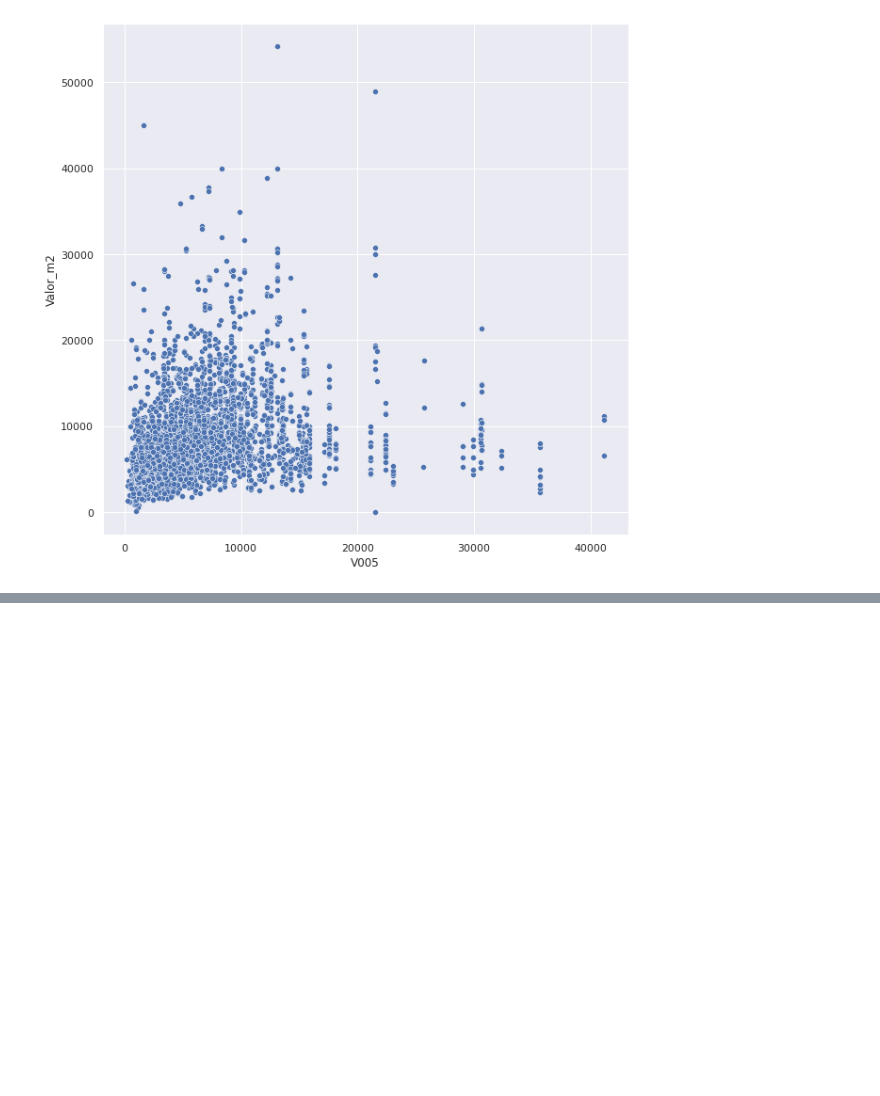
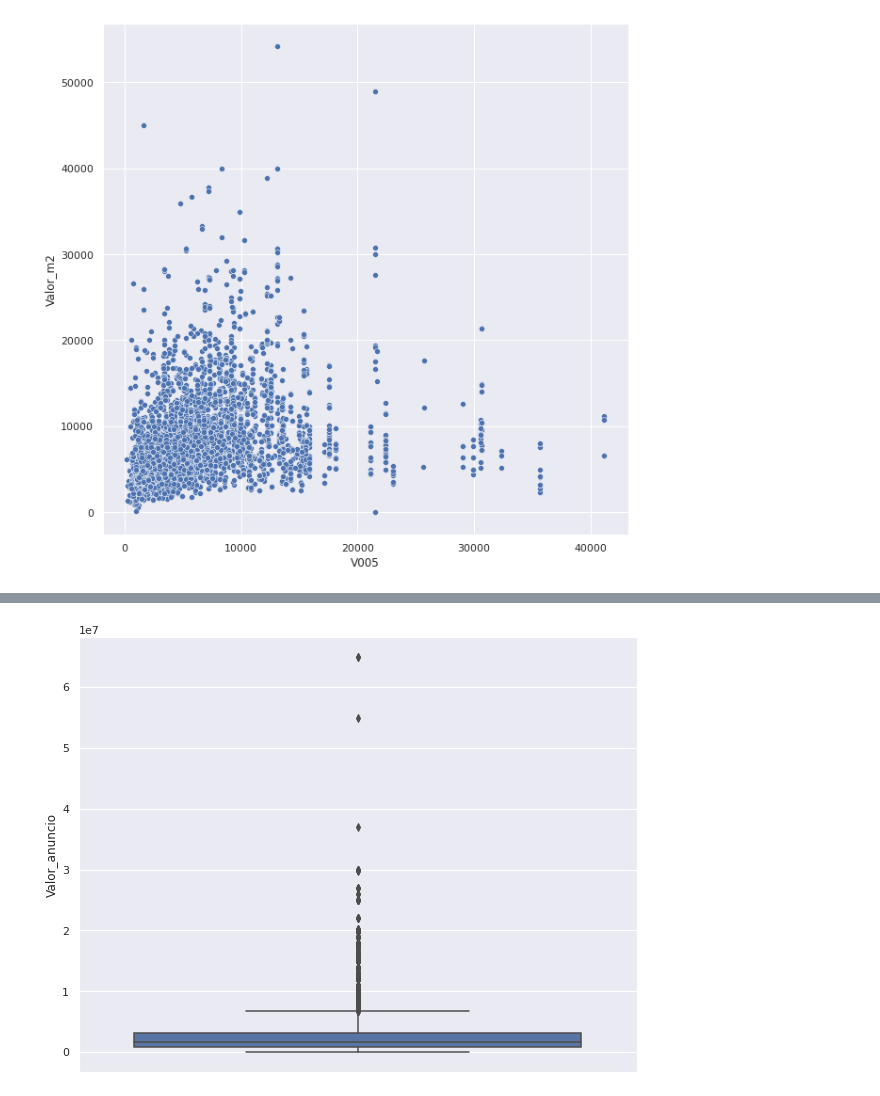
Before and after one commit to brenomfviana/alura-imersao-dados, a Jupyter notebook: Imersão de Dados 4 - Alura - Aulas.ipynb, the cells around one changed output, grey strips where cells are left out. Drawn from its saved outputs; the diff is of its cells as text; code cells hidden in the pictures; blank space fills up the shorter version.

Commit message:
Update class notebook

```diff
--- a/Imersão de Dados 4 - Alura - Aulas.ipynb
+++ b/Imersão de Dados 4 - Alura - Aulas.ipynb
@@ -811,0 +812,16 @@ sns.scatterplot(data=properties_to_sell_censo, x="V005", y="Valor_m2")
+# %%
+import pandas as pd
+import seaborn as sns
+import matplotlib.pyplot as plt
+import numpy as np
+
+pd.set_option("display.precision", 2)
+pd.set_option('display.float_format', lambda x: '%.2f' % x)
+sns.set()
+
+data_censo = pd.read_csv("/content/drive/MyDrive/Colab Notebooks/datasets/dados_vendas_censo.csv")
+data_censo = data_censo[['Rua', 'Bairro', 'Cidade', 'Metragem', 'Quartos', 'Banheiros', 'Vagas',
+       'Valor_anuncio', 'Valor_mm', 'Valor_m2', 'latitude', 'longitude', 'Situacao_setor', 'V001',
+       'V002', 'V003', 'V004', 'V005', 'V006', 'V007', 'V008', 'V009', 'V010',
+       'V011', 'V012']].dropna()
+data_censo
@@ -811,0 +842,6 @@ sns.scatterplot(data=properties_to_sell_censo, x="V005", y="Valor_m2")
+# %%
+plt.figure(figsize=(10, 8))
+ax = sns.boxplot(data=data_censo, y="Valor_anuncio")
+plt.show()
+# %% [output]
+[figure, added]
```
Also changed, not shown: parts of 23 cells of this notebook.
